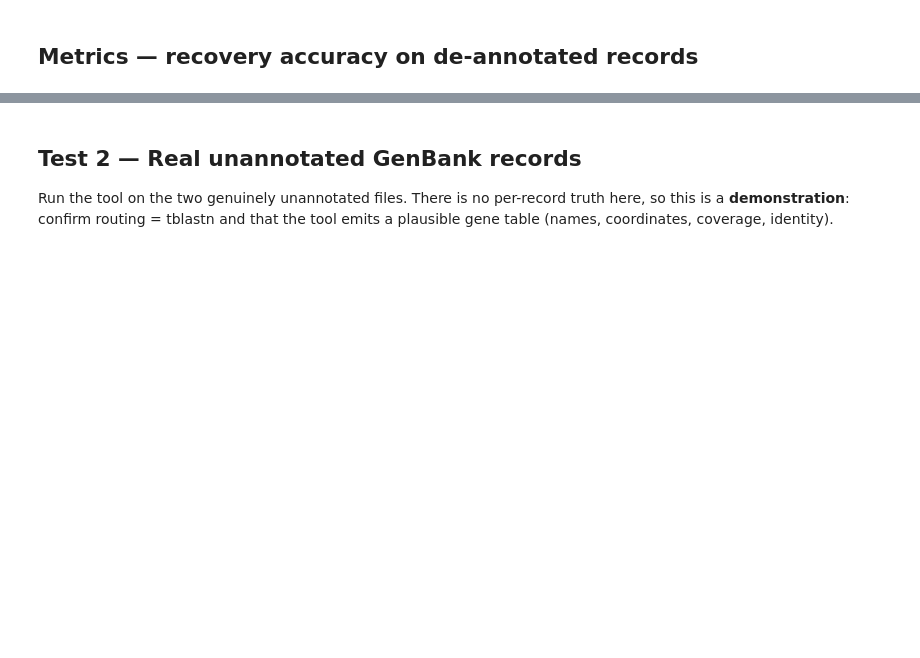
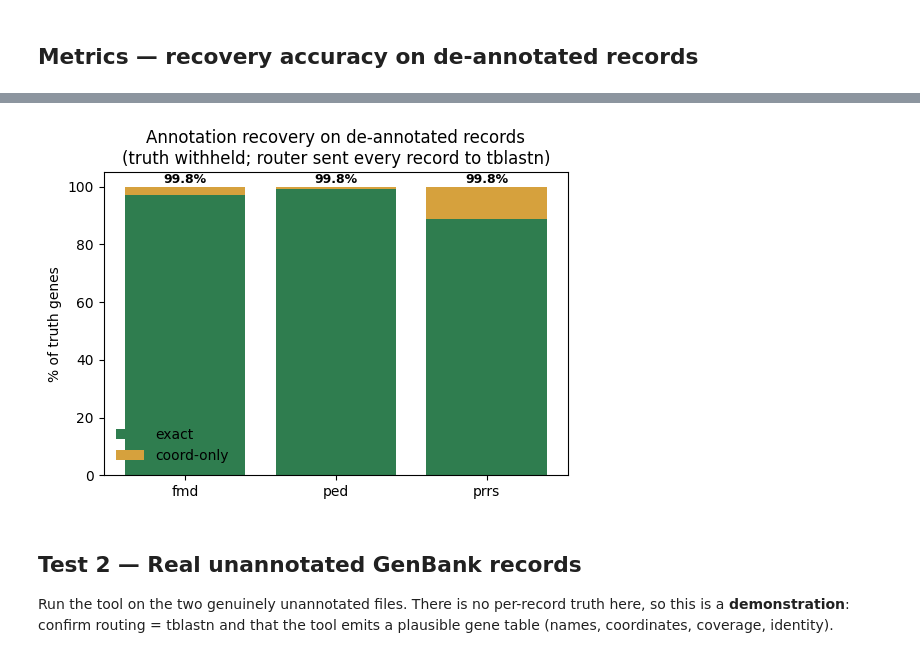
Before and after one commit to nhatminhhatesyou/viralift, a Jupyter notebook: app/validation/09_recovery_unannotated/recovery_unannotated.ipynb, the cells around one changed output, grey strips where cells are left out. Drawn from its saved outputs; the diff is of its cells as text; code cells hidden in the pictures; blank space fills up the shorter version.

```diff
--- a/app/validation/09_recovery_unannotated/recovery_unannotated.ipynb
+++ b/app/validation/09_recovery_unannotated/recovery_unannotated.ipynb
@@ -13,7 +13,7 @@ Annotated query sets (as truth source) + reference; plus the two real noAnno Gen
 # %%
 from pathlib import Path
 from copy import deepcopy
-import sys
+import sys, time
 
 import pandas as pd
 import matplotlib.pyplot as plt
@@ -40,7 +40,7 @@ PED_QUERY  = DATA / "PED"  / "PED_100seqs.gb"
 FMD_NOANNO  = DATA / "FMD"  / "FMD_OQ211398_noAnno.gb"
 PRRS_NOANNO = DATA / "PRRS" / "PRRS_PP946131_noAnno.gb"
 
-RUN_FULL = False
+RUN_FULL = True     # paper numbers: all 100 records per virus
 SAMPLE_N = 10
 # %%
 UNIT_DIR = ROOT / "app" / "validation" / "09_recovery_unannotated"
@@ -105,0 +163,17 @@ recovery
+# %%
+# Truth-anchored recovery accuracy: exact / coord_only / failed, per virus
+b = cov_df.assign(bucket=lambda d: d.apply(
+        lambda r: "exact" if r["exact"] else ("coord_only" if r["found"] else "failed"), axis=1))
+recovery = (b.pivot_table(index="virus", columns="bucket", values="gene", aggfunc="size", fill_value=0)
+              .reindex(columns=["exact", "coord_only", "failed"], fill_value=0))
+recovery["total"] = recovery.sum(axis=1)
+recovery["exact_pct"] = (recovery["exact"] / recovery["total"] * 100).round(2)
+recovery["accuracy_pct"] = ((recovery["exact"] + recovery["coord_only"]) / recovery["total"] * 100).round(2)
+recovery = recovery.reset_index()
+recovery.to_csv(OUT / "strip_recovery_accuracy.tsv", sep="\t", index=False)
+print(recovery.to_string(index=False))
+
+per_gene = (cov_df.groupby(["virus", "gene"])["found"].agg(["size", "sum"])
+              .assign(pct=lambda d: (d["sum"] / d["size"] * 100).round(1)))
+per_gene.to_csv(OUT / "strip_recovery_per_gene.tsv", sep="\t")
+per_gene
@@ -106,11 +203,15 @@ recovery
 # %%
-fig, ax = plt.subplots(figsize=(5, 4))
-ax.bar(recovery["virus"], recovery["exact_pct"], label="exact")
-ax.bar(recovery["virus"], recovery["coord_pct"] - recovery["exact_pct"],
-       bottom=recovery["exact_pct"], label="coord-only")
-ax.set_ylabel("%"); ax.set_ylim(0, 100); ax.legend()
-ax.set_title("Annotation recovery on de-annotated records")
-fig.tight_layout(); fig.savefig(OUT / "strip_recovery_accuracy.png", dpi=200)
+fig, ax = plt.subplots(figsize=(5.5, 4))
+ax.bar(recovery["virus"], recovery["exact_pct"], label="exact", color="#2f7d4f")
+ax.bar(recovery["virus"], recovery["accuracy_pct"] - recovery["exact_pct"],
+       bottom=recovery["exact_pct"], label="coord-only", color="#d6a13d")
+ax.set_ylabel("% of truth genes"); ax.set_ylim(0, 105); ax.legend(frameon=False)
+ax.set_title("Annotation recovery on de-annotated records\n(truth withheld; router sent every record to tblastn)")
+for i, r in recovery.iterrows():
+    ax.text(i, r["accuracy_pct"] + 1.5, f'{r["accuracy_pct"]:.1f}%', ha="center", fontsize=9, fontweight="bold")
+fig.tight_layout(); fig.savefig(OUT / "strip_recovery_accuracy.png", dpi=200, bbox_inches="tight")
+# %% [output]
+[figure, added]
 # %% [markdown]
 ## Test 2 — Real unannotated GenBank records
 
```
Also changed, not shown: parts of 10 cells of this notebook, 15 other files.
